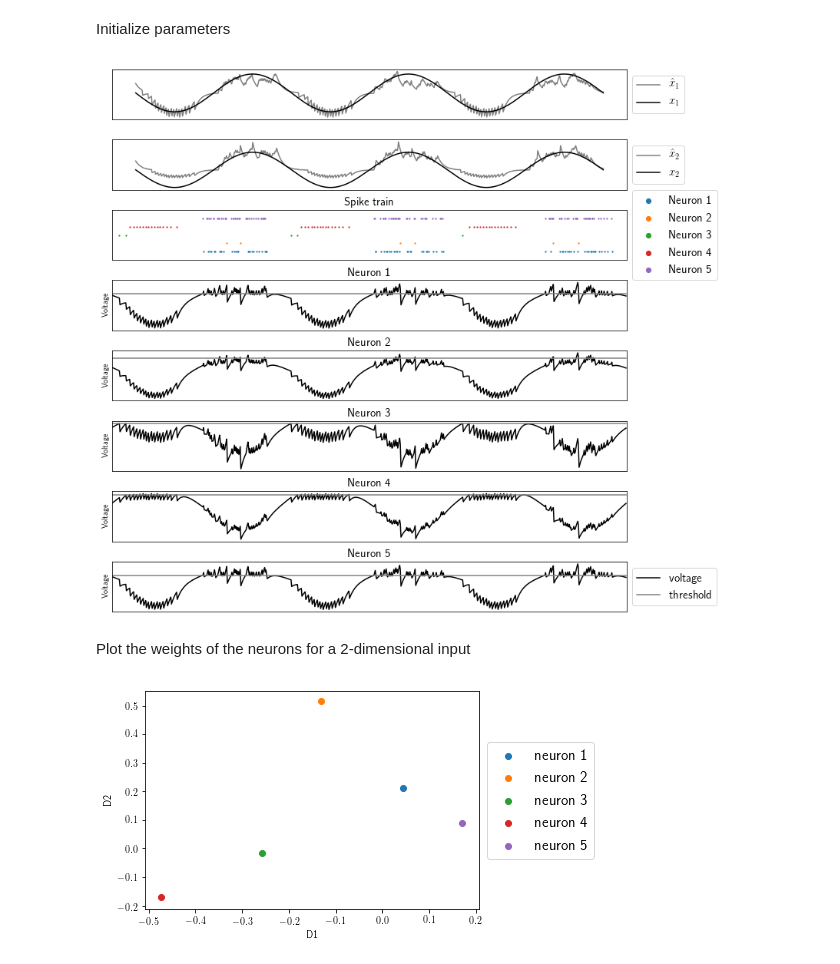
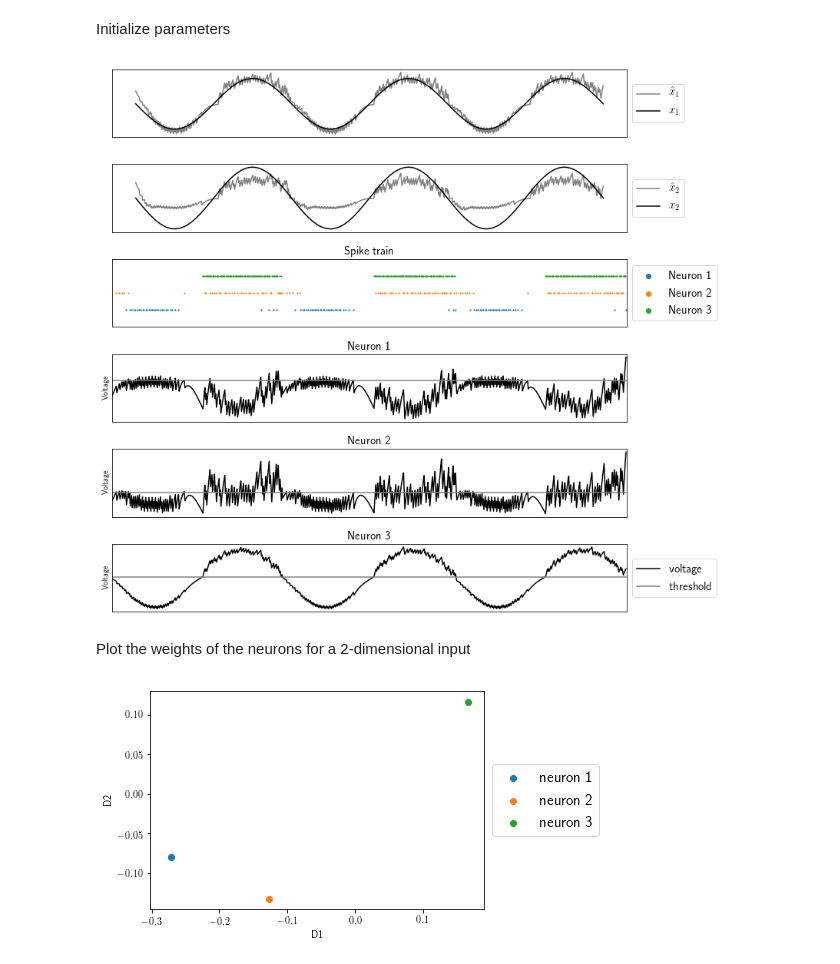
Before and after one commit to ABra1993/LisbonLab, a Jupyter notebook: CSM_multidimensional.ipynb, the cells around one changed output. Saved outputs shown, nothing was run; the diff lists cells and outputs as text; code cells hidden in the pictures.

```diff
--- a/CSM_multidimensional.ipynb
+++ b/CSM_multidimensional.ipynb
@@ -158,21 +158,21 @@ def plot_N():
 # %%
 # Run simulation and plot results for given parameters
 
-N = 5                                                    # number of neurons
+N = 3                                                    # number of neurons
 d = 2                                                    # number of dimensions of signal input
 iterations = 800                                         # number of steps
 dt = 0.1                                                 # step size
 tau = 1                                                  # time constant
 beta = 0                                                 # cost
-D = np.random.uniform(-0.6, 0.6, size=(N, d))            # initialize decoding weights
+D = np.random.uniform(-0.3, 0.3, size=(N, d))            # initialize decoding weights
 
 
 t, voltage, x_est, o, T = initialize_params_N(N, d, iterations, dt, D)      # initialize parameters
 c, x = TVS_N()                                                              # create d-dimensional input signal
 run_N(tau, beta)                                                            # run spiking network
 plot_N()                                                                    # plot results
 # %% [output]
-[figure, old version]
+[figure, new version]
 # %% [markdown]
 Plot the weights of the neurons for a 2-dimensional input
 # %%
@@ -186,4 +186,4 @@ def plot_weights():
 
 plot_weights()
 # %% [output]
-[figure, old version]
+[figure, new version]
```
